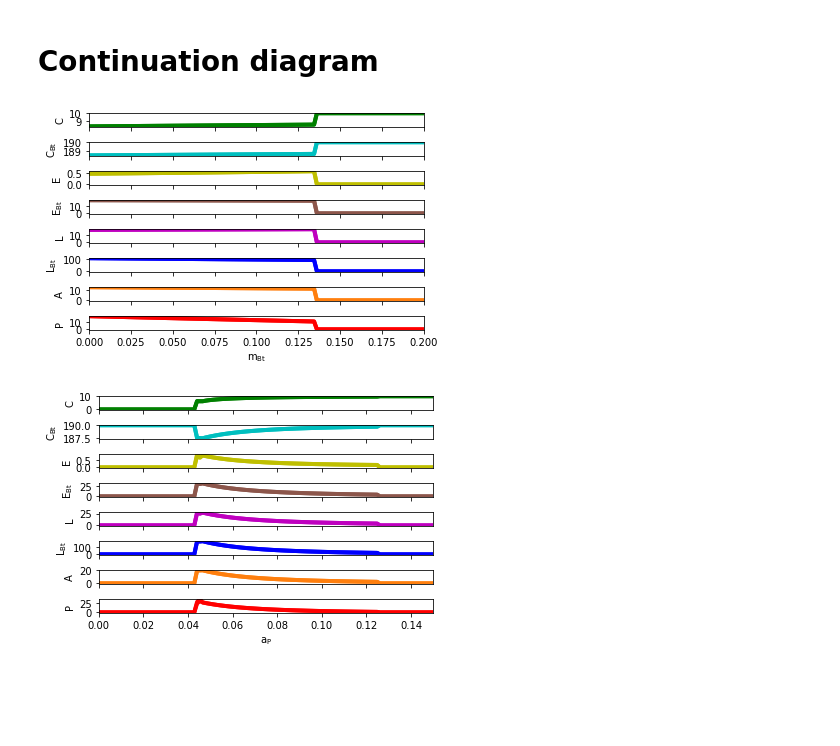
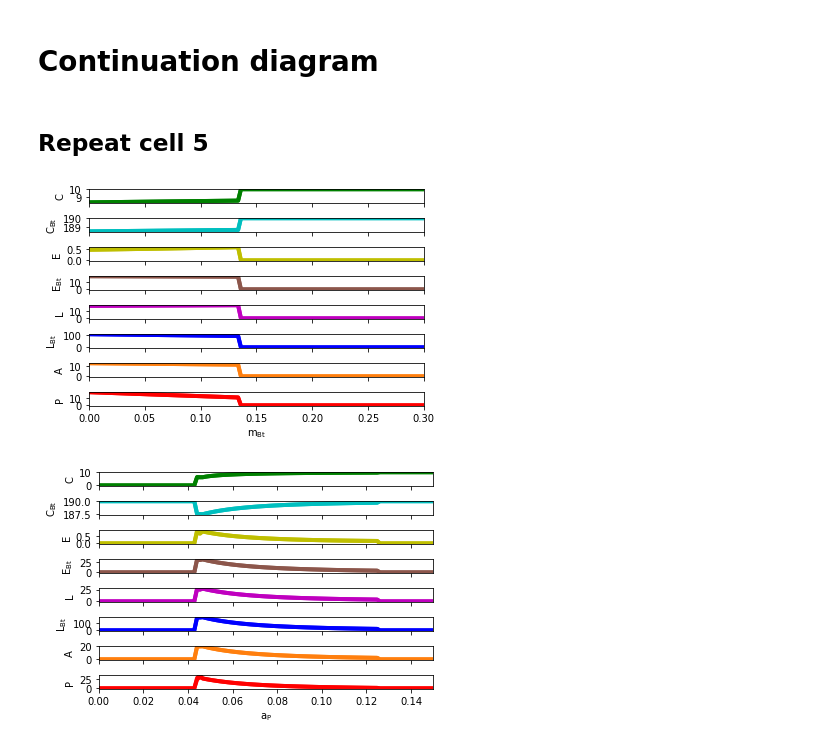
Before and after one commit to Tungdil01/Spodoptera, a Jupyter notebook: spodoptera.ipynb, the cells around one changed output. Cells and saved outputs as stored; diff of their text form; code cells hidden in the pictures; blank space fills up the shorter version.

```diff
--- a/spodoptera.ipynb
+++ b/spodoptera.ipynb
@@ -486,6 +471,8 @@ plt.rc('xtick', labelsize=MEDIUM_SIZE)    # fontsize of the tick labels
 plt.rc('ytick', labelsize=MEDIUM_SIZE)    # fontsize of the tick labels
 plt.rc('legend', fontsize=MEDIUM_SIZE)    # legend fontsize
 plt.rc('figure', titlesize=MEDIUM_SIZE)  # fontsize of the figure title
+# %% [markdown]
+## Repeat cell 5
 # %%
 def structured_parasitism_model(
     t,
@@ -646,7 +634,7 @@ fixed_parameters = {
 
 
 mBt_min = 0.0
-mBt_max = 0.2
+mBt_max = 0.3
 mBt_points = np.linspace(mBt_min, mBt_max, num_of_points)
 parameter_to_continuation = {"mBt": mBt_points}
 
@@ -674,34 +662,34 @@ for variable_name in results_progress_bar:
 
     color = colors_list[index]
     axs[index].plot(
         mBt_values["mBt"], variable_result, color=color, alpha=1, linewidth=4
     )
 
     index += 1
 
 for ax, variable_name in zip(axs.flat, y_last_results):
     ax.set(xlabel=r"$\mathregular{m_{Bt}}$", ylabel=f"{variable_name}", xlim=(mBt_min, mBt_max))
     ax.plot(linewidth=15, markersize=20)
     ax.label_outer()
 
 SMALL_SIZE = 8
 MEDIUM_SIZE = 10
 BIGGER_SIZE = 12
 
 plt.rcParams['lines.linewidth'] = MEDIUM_SIZE
 plt.rcParams.update({'font.size': MEDIUM_SIZE})
 
 plt.rc('font', size=MEDIUM_SIZE)          # controls default text sizes
 plt.rc('axes', titlesize=MEDIUM_SIZE)     # fontsize of the axes title
 plt.rc('axes', labelsize=MEDIUM_SIZE)    # fontsize of the x and y labels
 plt.rc('xtick', labelsize=MEDIUM_SIZE)    # fontsize of the tick labels
 plt.rc('ytick', labelsize=MEDIUM_SIZE)    # fontsize of the tick labels
 plt.rc('figure', titlesize=MEDIUM_SIZE)  # fontsize of the figure title
 
 plt.tight_layout()
 plt.savefig("img/continuation_mBt.png", format='png', bbox_inches = "tight", dpi=300)
 # %% [output]
-[figure, old version]
+[figure, new version]
 # %%
 def run_continuation_analysis(
     ode_solver_wrapper,
```
Also changed, not shown: parts of 17 cells of this notebook, 2 other files.
